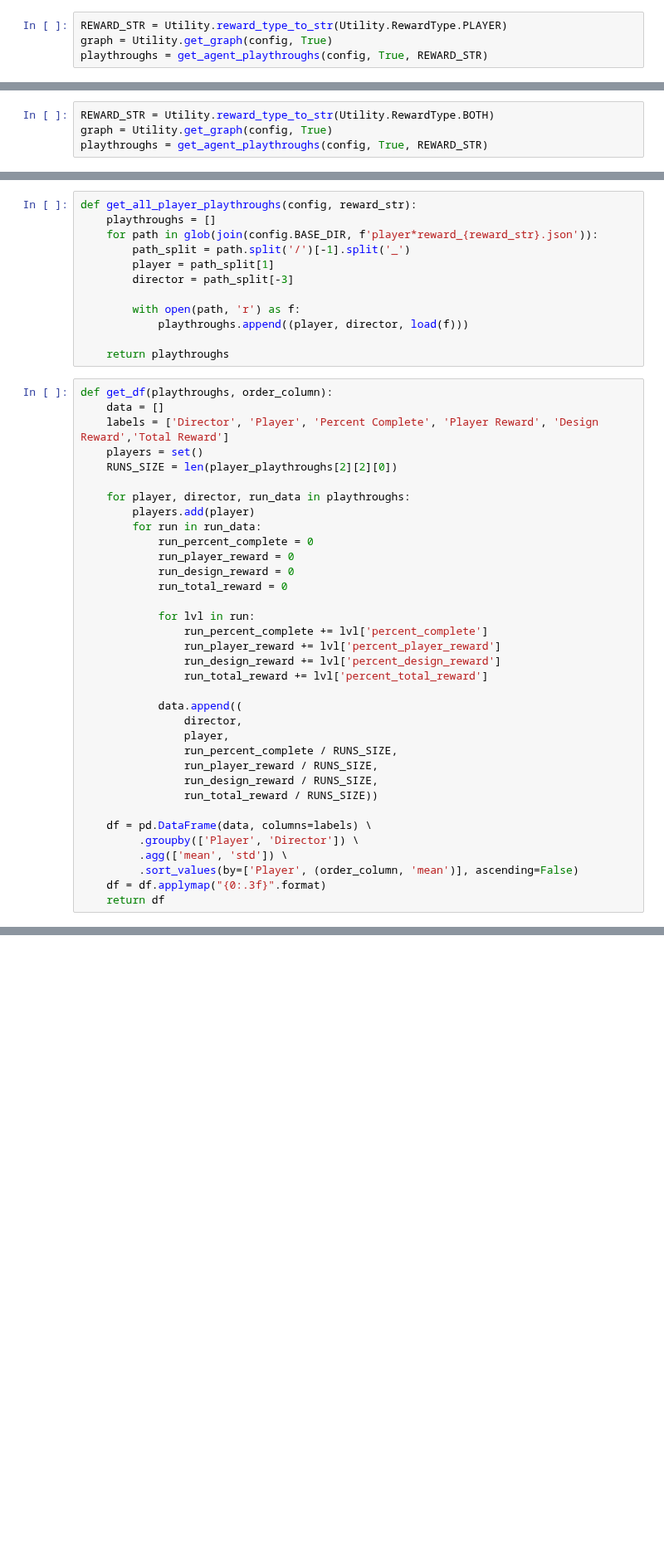
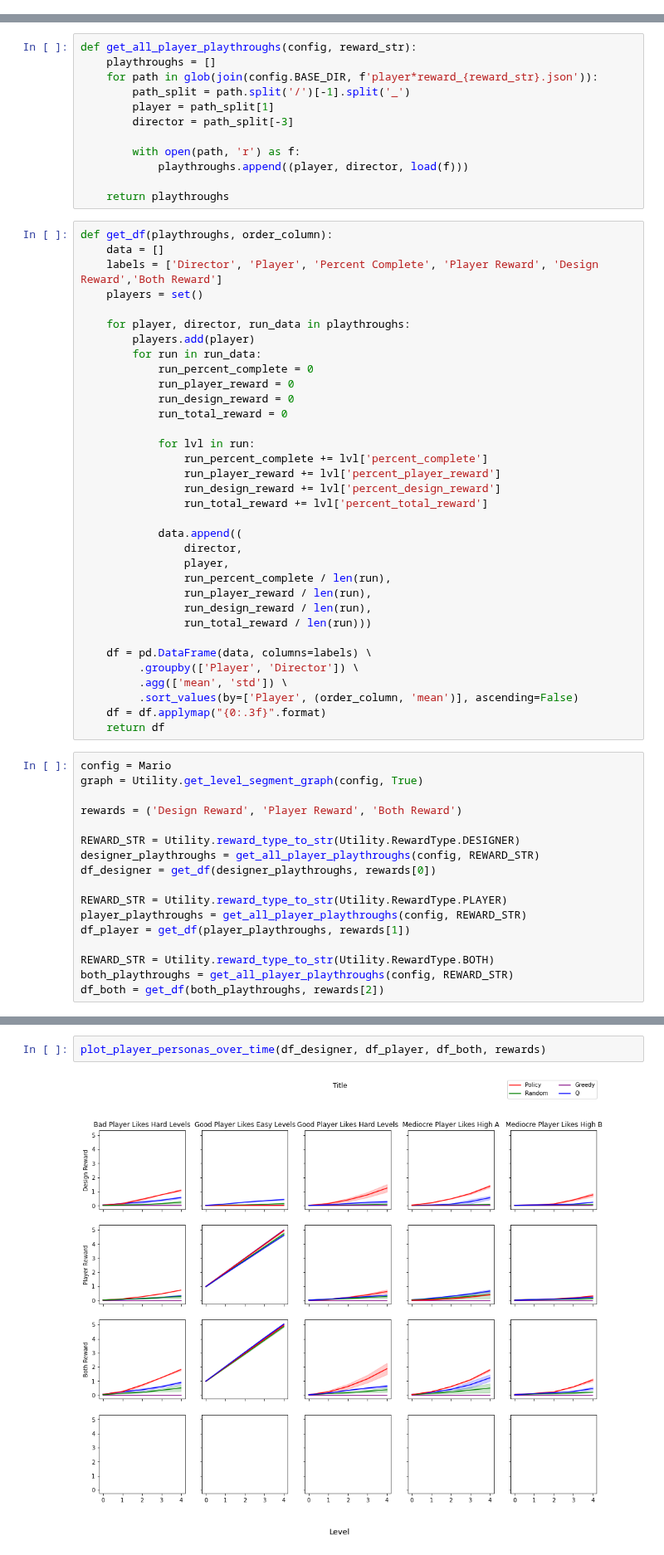
Before and after one commit to crowdgames/mdp-level-assembly, a Jupyter notebook: Analysis.ipynb, the cells around one changed output, grey strips where cells are left out. Shown at 83% size. Saved outputs shown, nothing was run; the diff lists cells and outputs as text; blank space fills up the shorter version.

Commit message:
going back to reward discount and creating new plots for paper

```diff
--- a/Analysis.ipynb
+++ b/Analysis.ipynb
@@ -228,4 +24,0 @@ plot_reward_over_time(playthroughs, 'Icarus', 'Designer Reward')
-# %%
-REWARD_STR = Utility.reward_type_to_str(Utility.RewardType.PLAYER)
-graph = Utility.get_graph(config, True)
-playthroughs = get_agent_playthroughs(config, True, REWARD_STR)
@@ -238,4 +24,0 @@ plot_reward_over_time(playthroughs, 'Icarus', 'Player Reward')
-# %%
-REWARD_STR = Utility.reward_type_to_str(Utility.RewardType.BOTH)
-graph = Utility.get_graph(config, True)
-playthroughs = get_agent_playthroughs(config, True, REWARD_STR)
@@ -260,9 +39,8 @@ def get_all_player_playthroughs(config, reward_str):
 # %%
 def get_df(playthroughs, order_column):
     data = []
-    labels = ['Director', 'Player', 'Percent Complete', 'Player Reward', 'Design Reward','Total Reward']
+    labels = ['Director', 'Player', 'Percent Complete', 'Player Reward', 'Design Reward','Both Reward']
     players = set()
-    RUNS_SIZE = len(player_playthroughs[2][2][0])
 
     for player, director, run_data in playthroughs:
         players.add(player)
@@ -281,10 +59,10 @@ def get_df(playthroughs, order_column):
             data.append((
                 director,
                 player,
-                run_percent_complete / RUNS_SIZE,
-                run_player_reward / RUNS_SIZE,
-                run_design_reward / RUNS_SIZE,
-                run_total_reward / RUNS_SIZE))
+                run_percent_complete / len(run),
+                run_player_reward / len(run),
+                run_design_reward / len(run),
+                run_total_reward / len(run)))
 
     df = pd.DataFrame(data, columns=labels) \
          .groupby(['Player', 'Director']) \
@@ -292,3 +70,20 @@ def get_df(playthroughs, order_column):
          .sort_values(by=['Player', (order_column, 'mean')], ascending=False)
     df = df.applymap("{0:.3f}".format)
     return df
+# %%
+config = Mario
+graph = Utility.get_level_segment_graph(config, True)
+
+rewards = ('Design Reward', 'Player Reward', 'Both Reward')
+
+REWARD_STR = Utility.reward_type_to_str(Utility.RewardType.DESIGNER)
+designer_playthroughs = get_all_player_playthroughs(config, REWARD_STR)
+df_designer = get_df(designer_playthroughs, rewards[0])
+
+REWARD_STR = Utility.reward_type_to_str(Utility.RewardType.PLAYER)
+player_playthroughs = get_all_player_playthroughs(config, REWARD_STR)
+df_player = get_df(player_playthroughs, rewards[1])
+
+REWARD_STR = Utility.reward_type_to_str(Utility.RewardType.BOTH)
+both_playthroughs = get_all_player_playthroughs(config, REWARD_STR)
+df_both = get_df(both_playthroughs, rewards[2])
@@ -429,0 +147,4 @@ plot_player_personas_over_time(player_playthroughs, 'percent_total_reward', 'Tot
+# %%
+plot_player_personas_over_time(df_designer, df_player, df_both, rewards)
+# %% [output]
+[figure, added]
```
Also changed, not shown: parts of 69 cells of this notebook, 10 other files.
